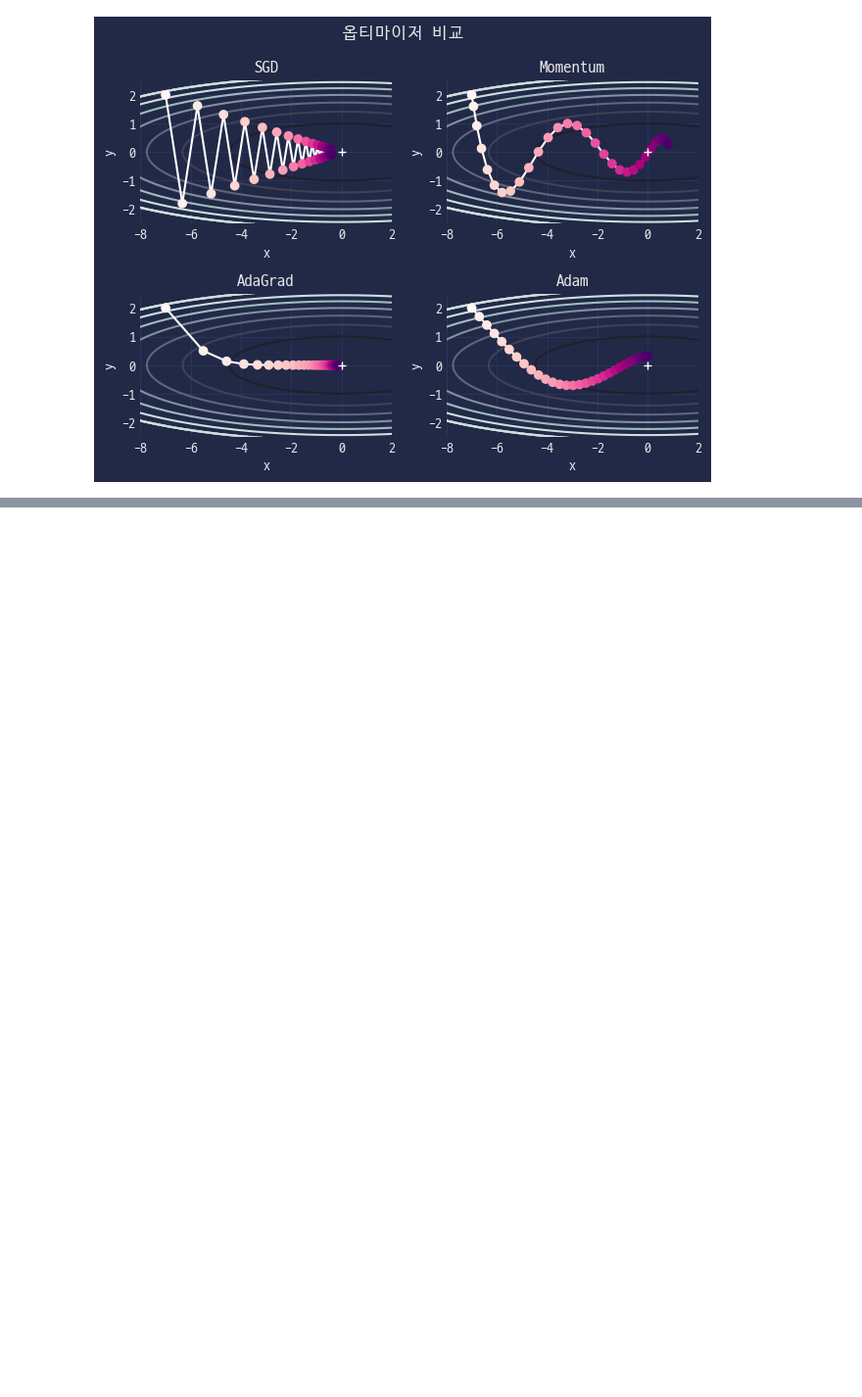
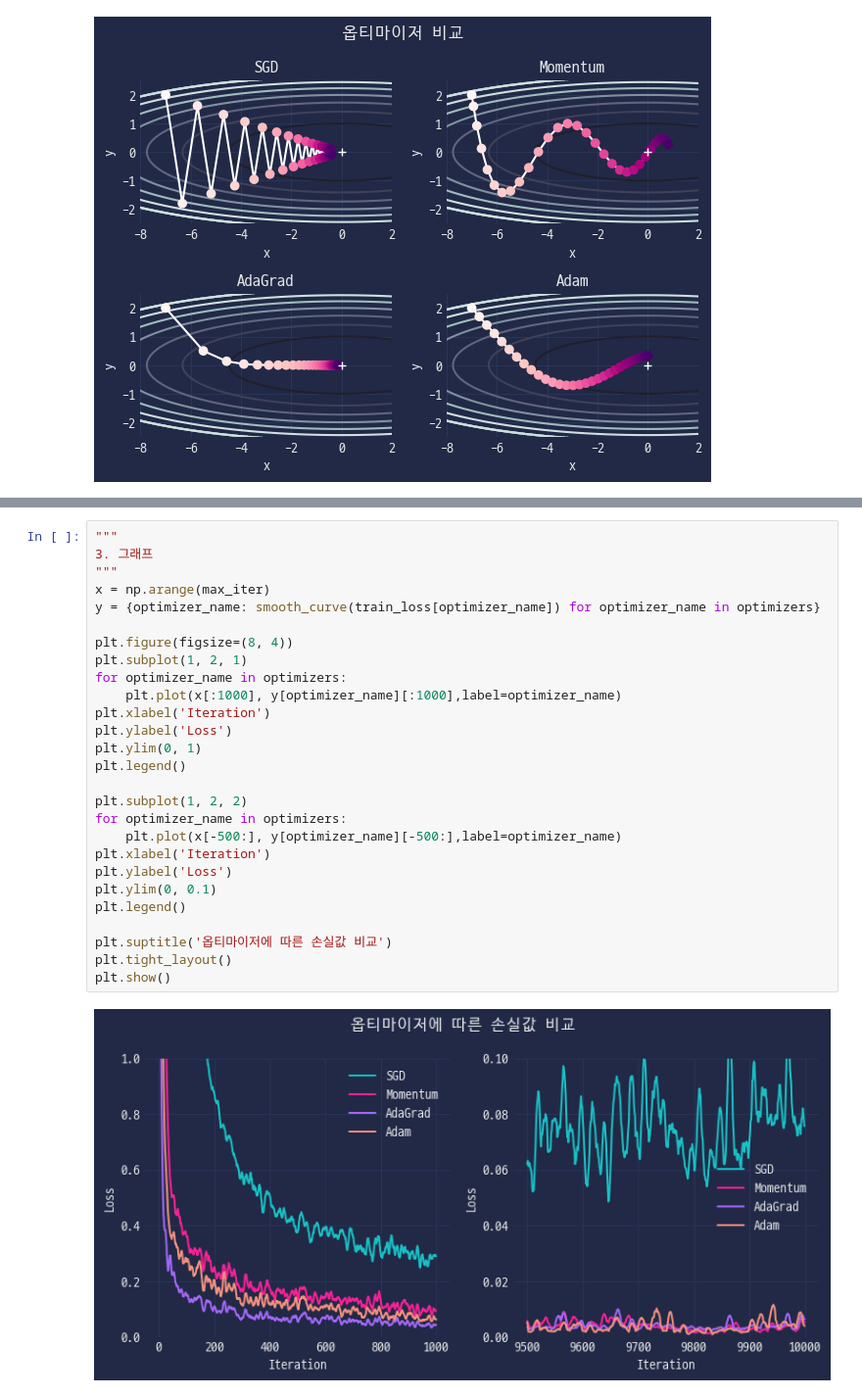
Before and after one commit to zer0ken/ms-ai-school, a Jupyter notebook: neural-net/ch05 학습 기술/옵티마이저.ipynb, the cells around one changed output, grey strips where cells are left out. Shown: that part at 98% size. Saved outputs shown, nothing was run; the diff lists cells and outputs as text; blank space fills up the shorter version.

Commit message:
옵티마이저 끝

```diff
--- a/neural-net/ch05 학습 기술/옵티마이저.ipynb
+++ b/neural-net/ch05 학습 기술/옵티마이저.ipynb
@@ -165,0 +230,29 @@ plt.show()
+# %%
+"""
+3. 그래프
+"""
+x = np.arange(max_iter)
+y = {optimizer_name: smooth_curve(train_loss[optimizer_name]) for optimizer_name in optimizers}
+
+plt.figure(figsize=(8, 4))
+plt.subplot(1, 2, 1)
+for optimizer_name in optimizers:
+    plt.plot(x[:1000], y[optimizer_name][:1000],label=optimizer_name)
+plt.xlabel('Iteration')
+plt.ylabel('Loss')
+plt.ylim(0, 1)
+plt.legend()
+
+plt.subplot(1, 2, 2)
+for optimizer_name in optimizers:
+    plt.plot(x[-500:], y[optimizer_name][-500:],label=optimizer_name)
+plt.xlabel('Iteration')
+plt.ylabel('Loss')
+plt.ylim(0, 0.1)
+plt.legend()
+
+plt.suptitle('옵티마이저에 따른 손실값 비교')
+plt.tight_layout()
+plt.show()
+# %% [output]
+[figure, added]
```
Also changed, not shown: parts of 3 cells of this notebook.
